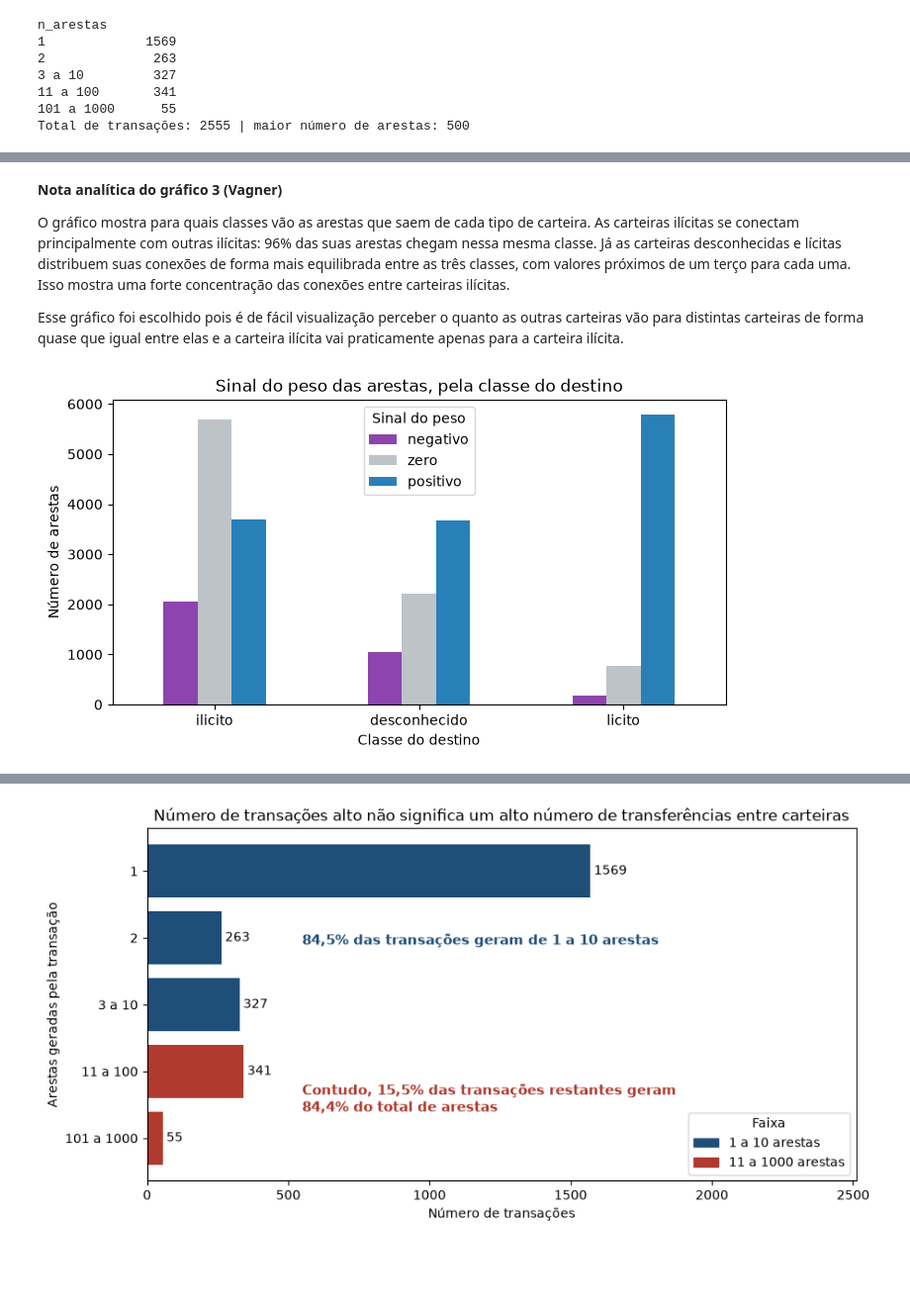
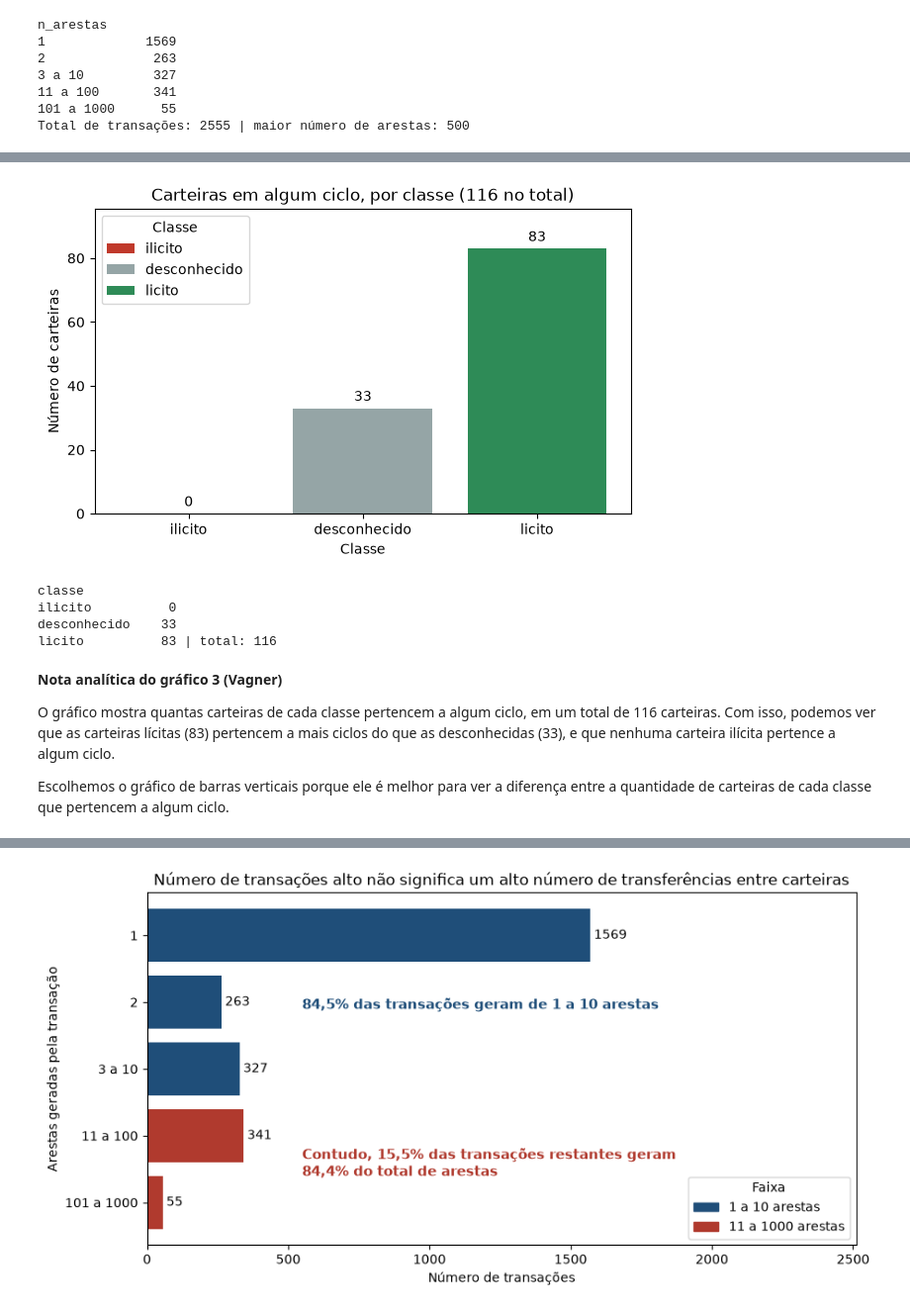
Before and after one commit to davimqz/Projetos-Grafos, a Jupyter notebook: notebooks/avd/01_exploratoria.ipynb, the cells around one changed output, grey strips where cells are left out. Shown at 99% size. Cells and saved outputs as stored; diff of their text form; code cells hidden in the pictures; blank space fills up the shorter version.

```diff
--- a/notebooks/avd/01_exploratoria.ipynb
+++ b/notebooks/avd/01_exploratoria.ipynb
@@ -788,23 +822,27 @@ plt.show()
+# %%
+# [IA] Claude Code – código do gráfico 3 (tipo e ideia escolhidos pelo Vagner: barras com as carteiras em algum ciclo, por classe)
+em_ciclo_classe = nos.loc[nos["em_ciclo"], "classe"].value_counts().reindex(ORDEM, fill_value=0)
+
+fig, ax = plt.subplots(figsize=(7, 4))
+barras = ax.bar(ORDEM, em_ciclo_classe, color=[CORES[c] for c in ORDEM], label=ORDEM)
+ax.bar_label(barras, padding=3)
+ax.set_ylim(0, em_ciclo_classe.max() * 1.15)
+ax.set_title(f"Carteiras em algum ciclo, por classe ({em_ciclo_classe.sum()} no total)")
+ax.set_xlabel("Classe")
+ax.set_ylabel("Número de carteiras")
+ax.legend(title="Classe")
+plt.savefig(SAIDA + "exploratoria_3.png", dpi=150, bbox_inches="tight")
+plt.show()
+print(em_ciclo_classe.to_string(), "| total:", em_ciclo_classe.sum())
+# %% [output]
+[figure, added]
+classe
+ilicito          0
+desconhecido    33
+licito          83 | total: 116
 # %% [markdown]
-
 **Nota analítica do gráfico 3 (Vagner)**
 
-O gráfico mostra para quais classes vão as arestas que saem de cada tipo de carteira. As carteiras ilícitas se conectam principalmente com outras ilícitas: 96% das suas arestas chegam nessa mesma classe. Já as carteiras desconhecidas e lícitas distribuem suas conexões de forma mais equilibrada entre as três classes, com valores próximos de um terço para cada uma. Isso mostra uma forte concentração das conexões entre carteiras ilícitas.
+O gráfico mostra quantas carteiras de cada classe pertencem a algum ciclo, em um total de 116 carteiras. Com isso, podemos ver que as carteiras lícitas (83) pertencem a mais ciclos do que as desconhecidas (33), e que nenhuma carteira ilícita pertence a algum ciclo.
 
-Esse gráfico foi escolhido pois é de fácil visualização perceber o quanto as outras carteiras vão para distintas carteiras de forma quase que igual entre elas e a carteira ilícita vai praticamente apenas para a carteira ilícita.
+Escolhemos o gráfico de barras verticais porque ele é melhor para ver a diferença entre a quantidade de carteiras de cada classe que pertencem a algum ciclo.
-# %%
-# [IA] Claude Code – código do gráfico 4 (tipo escolhido pelo Vagner: sinal dos pesos por classe do destino)
-arestas["sinal_peso"] = np.sign(arestas["peso"]).map({-1: "negativo", 0: "zero", 1: "positivo"})
-sinais = pd.crosstab(arestas["classe_destino"], arestas["sinal_peso"])
-sinais = sinais.loc[ORDEM, ["negativo", "zero", "positivo"]]
-
-fig, ax = plt.subplots(figsize=(8, 4))
-sinais.plot(kind="bar", ax=ax, color=["#8e44ad", "#bdc3c7", "#2980b9"], rot=0)
-ax.set_title("Sinal do peso das arestas, pela classe do destino")
-ax.set_xlabel("Classe do destino")
-ax.set_ylabel("Número de arestas")
-ax.legend(title="Sinal do peso")
-plt.savefig(SAIDA + "exploratoria_4.png", dpi=150, bbox_inches="tight")
-plt.show()
-# %% [output]
-[figure, removed]
```
Also changed, not shown: parts of 14 cells of this notebook, 6 other files.
